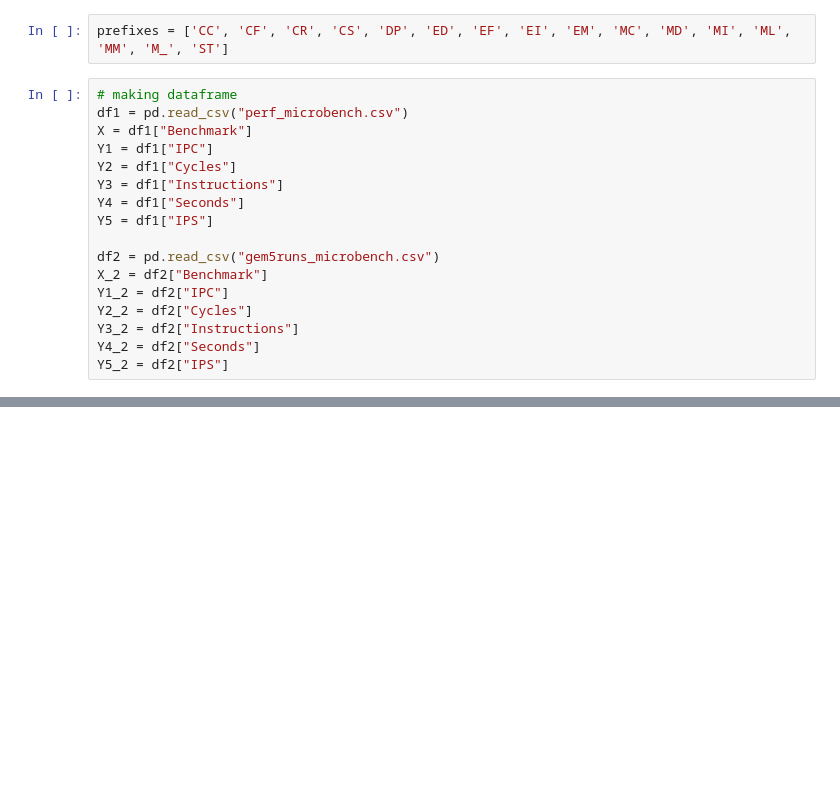
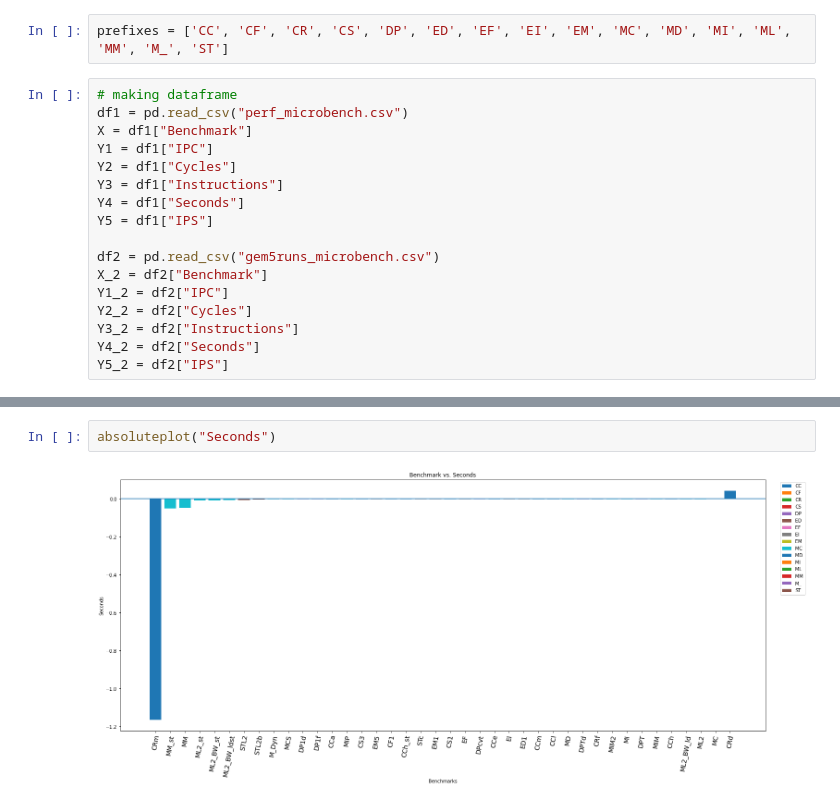
Before and after one commit to darchr/riscv-validation, a Jupyter notebook: plots/Stats_Diff.ipynb, the cells around one changed output, grey strips where cells are left out. Drawn from its saved outputs; the diff is of its cells as text; blank space fills up the shorter version.

```diff
--- a/plots/Stats_Diff.ipynb
+++ b/plots/Stats_Diff.ipynb
@@ -133,0 +146,4 @@ def percentageplot(stat):
+# %%
+absoluteplot("Seconds")
+# %% [output]
+[figure, added]
```
Also changed, not shown: parts of 11 cells of this notebook.
